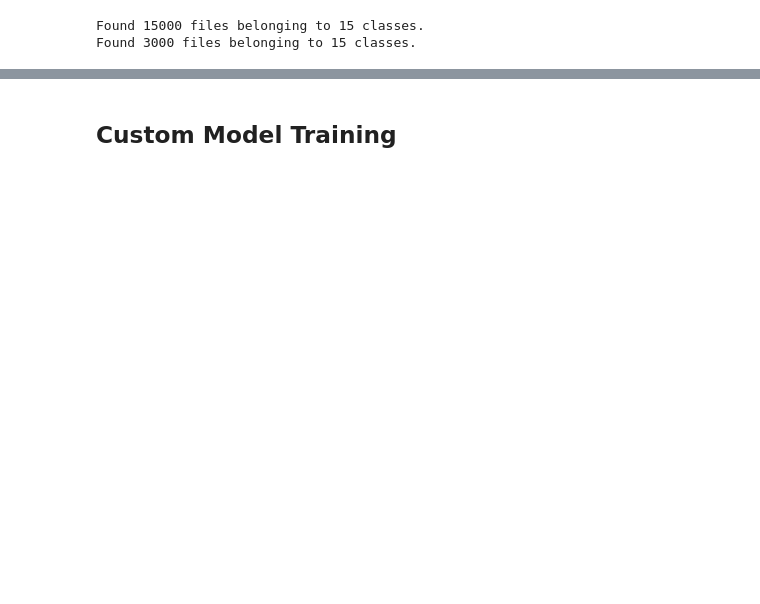
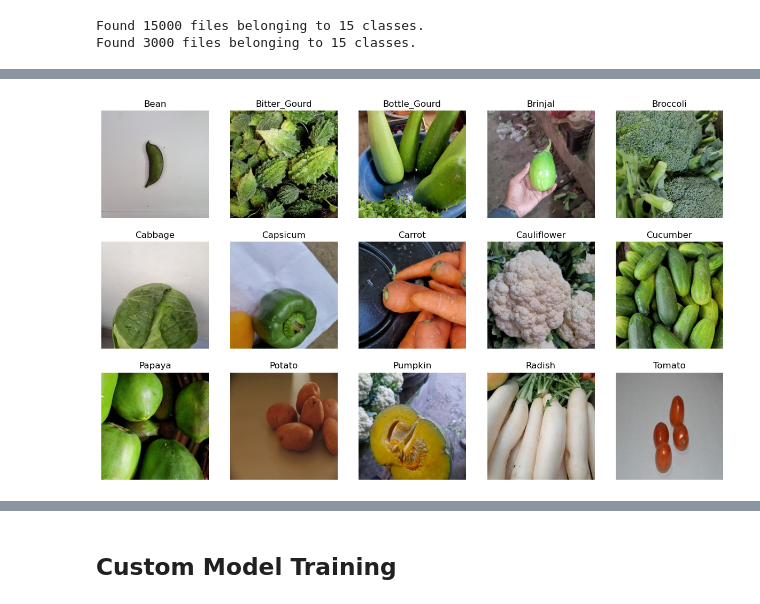
Before and after one commit to zareeiant/ItML_Project_2_Students, a Jupyter notebook: example_start.ipynb, the cells around one changed output, grey strips where cells are left out. Cells and saved outputs as stored; diff of their text form; code cells hidden in the pictures; blank space fills up the shorter version.

```diff
--- a/example_start.ipynb
+++ b/example_start.ipynb
@@ -74,24 +125,27 @@ with zipfile.ZipFile(zip_name, 'r') as zip_ref:
 # %%
-# Generate Datasets - you can change this if desireddf
+# Generate Datasets - you can change this if desired
 # ENSURE FILE PATHS MATCH CORRECTLY
-IMAGE_SIZE=(224,224)
+IMAGE_SIZE=(150, 150)
 train_dir='Vegetable Images/train'
 val_dir='Vegetable Images/validation'
-batch_size = 16
 
 # Load training data
 train_ds = image_dataset_from_directory(
     train_dir,
+    labels='inferred',
     label_mode='categorical',
     image_size = IMAGE_SIZE,
-    batch_size=batch_size
+    batch_size = None,
+    shuffle = True
 )
 
 val_ds = image_dataset_from_directory(
     val_dir,
+    labels='inferred',
     label_mode='categorical',
     image_size = IMAGE_SIZE,
-    batch_size = batch_size,
+    batch_size = None,
+    shuffle = True
 )
 # %% [output]
 Found 15000 files belonging to 15 classes.
@@ -100,0 +158,4 @@ Found 3000 files belonging to 15 classes.
+# %%
+# Get Vegetable Names
+class_names = train_ds.class_names
+print(class_names)
@@ -100,0 +176,29 @@ Found 3000 files belonging to 15 classes.
+# %%
+# View first image of each category in the training set
+def plot_images(image_categories):
+
+    # Create a figure
+    plt.figure(figsize=(15,9))
+    for i, cat in enumerate(image_categories):
+
+        # Load image from each category
+        image_path = train_dir + '/' + cat
+        images_in_folder = os.listdir(image_path)
+        first_image_of_folder = images_in_folder[0]
+        first_image_path = image_path + '/' + first_image_of_folder
+        img = load_img(first_image_path)
+        img_arr = img_to_array(img)/255.0
+
+
+        # Create a subplot and plot the images
+        plt.subplot(3, 5, i+1)
+        plt.imshow(img_arr)
+        plt.title(cat)
+        plt.axis('off')
+
+    plt.show()
+
+# Function call
+plot_images(class_names)
+# %% [output]
+[figure, added]
```
Also changed, not shown: parts of 46 cells of this notebook.
